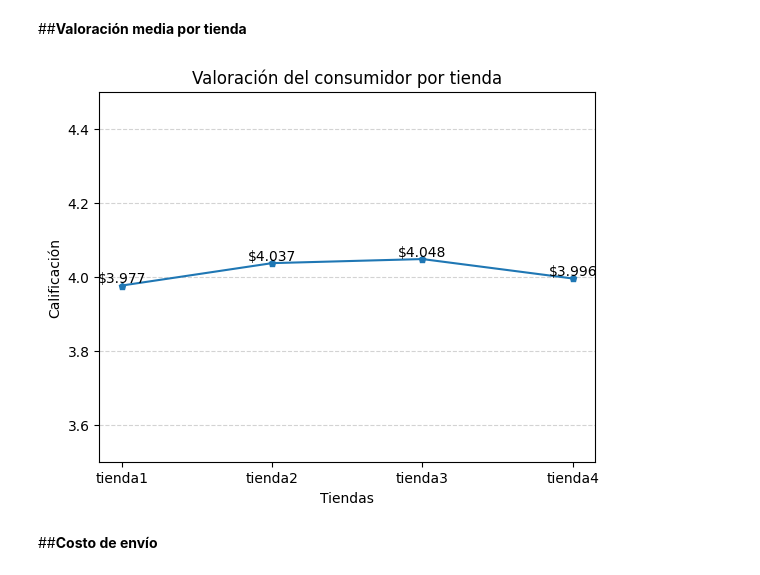
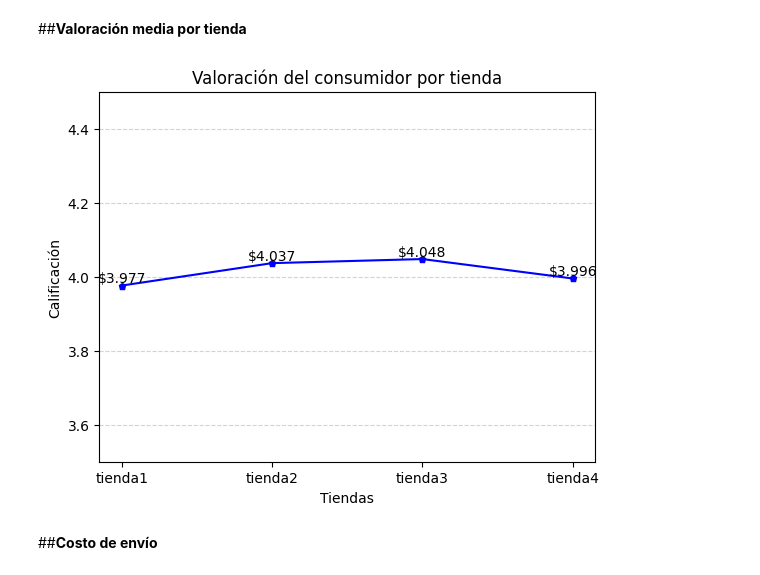
Before and after one commit to Nore-gibhub/Challenge_Alura_Store, a Jupyter notebook: Challenge_Alura_Store.ipynb, the cells around one changed output. Cells and saved outputs as stored; diff of their text form; code cells hidden in the pictures.

```diff
--- a/Challenge_Alura_Store.ipynb
+++ b/Challenge_Alura_Store.ipynb
@@ -202,25 +202,25 @@ plt.show()
 # %%
 from matplotlib import pyplot as plt
 
 x = Calificacion_prom_por_tienda.index
 y = Calificacion_prom_por_tienda.values
 
 plt.xlabel('Tiendas')
 plt.ylabel('Calificación')
 plt.title('Valoración del consumidor por tienda')
 
 plt.ylim(ymin=3.5, ymax=4.5)
 
 plt.grid(color="lightgray",linestyle="--", axis="y")
-plt.plot(x,y, marker='p', markersize=5 )
+plt.plot(x,y, marker='p', markersize=5, color='blue' )
 
 
 for i, v in enumerate(y):
     plt.text(i, v, f'${v:,.3f}', ha='center', va='bottom')
 
 plt.show()
 # %% [output]
-[figure, old version]
+[figure, new version]
 # %% [markdown]
 ##**Costo de envío**
 # %%
```
Also changed, not shown: parts of 2 cells of this notebook.
